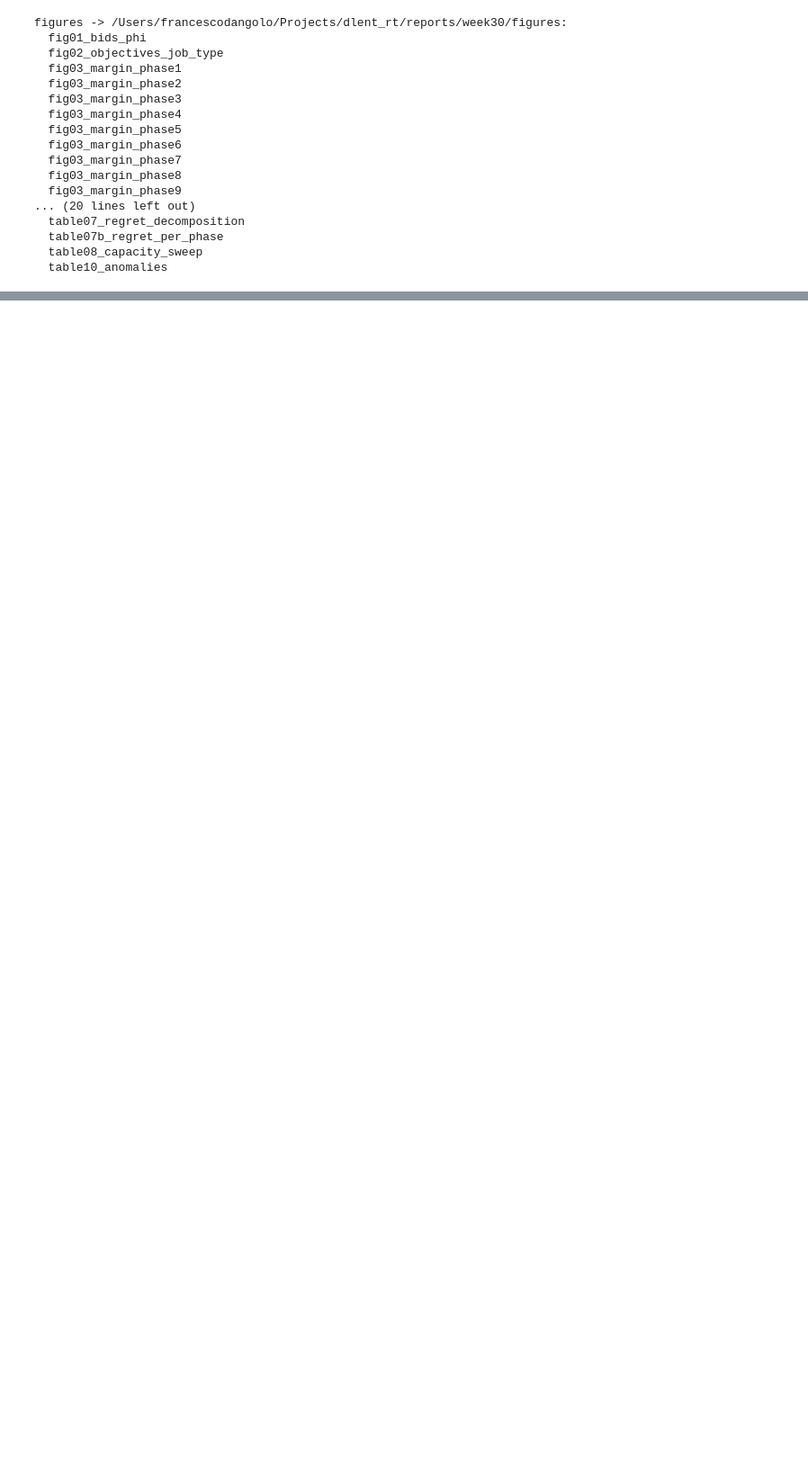
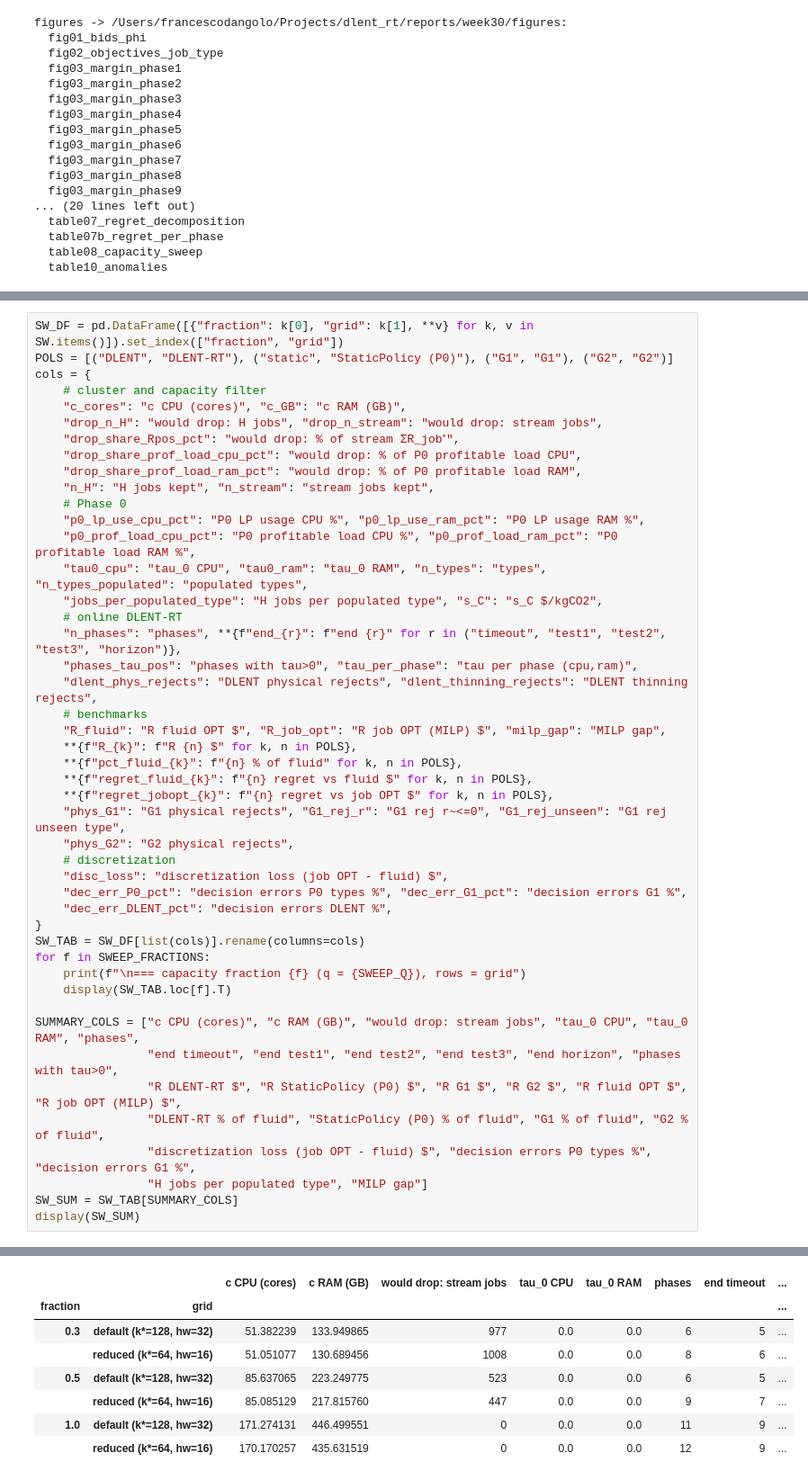
Before and after one commit to dangolofrancesco/dlent_rt, a Jupyter notebook: notebooks/03_main_algorithm_analysis.ipynb, the cells around one changed output, grey strips where cells are left out. Shown at 90% size. Saved outputs shown, nothing was run; the diff lists cells and outputs as text; blank space fills up the shorter version.

```diff
--- a/notebooks/03_main_algorithm_analysis.ipynb
+++ b/notebooks/03_main_algorithm_analysis.ipynb
@@ -1263,0 +1325,47 @@ figures -> /Users/francescodangolo/Projects/dlent_rt/reports/week30/figures:
+# %%
+SW_DF = pd.DataFrame([{"fraction": k[0], "grid": k[1], **v} for k, v in SW.items()]).set_index(["fraction", "grid"])
+POLS = [("DLENT", "DLENT-RT"), ("static", "StaticPolicy (P0)"), ("G1", "G1"), ("G2", "G2")]
+cols = {
+    # cluster and capacity filter
+    "c_cores": "c CPU (cores)", "c_GB": "c RAM (GB)",
+    "drop_n_H": "would drop: H jobs", "drop_n_stream": "would drop: stream jobs",
+    "drop_share_Rpos_pct": "would drop: % of stream ΣR_job⁺",
+    "drop_share_prof_load_cpu_pct": "would drop: % of P0 profitable load CPU",
+    "drop_share_prof_load_ram_pct": "would drop: % of P0 profitable load RAM",
+    "n_H": "H jobs kept", "n_stream": "stream jobs kept",
+    # Phase 0
+    "p0_lp_use_cpu_pct": "P0 LP usage CPU %", "p0_lp_use_ram_pct": "P0 LP usage RAM %",
+    "p0_prof_load_cpu_pct": "P0 profitable load CPU %", "p0_prof_load_ram_pct": "P0 profitable load RAM %",
+    "tau0_cpu": "tau_0 CPU", "tau0_ram": "tau_0 RAM", "n_types": "types", "n_types_populated": "populated types",
+    "jobs_per_populated_type": "H jobs per populated type", "s_C": "s_C $/kgCO2",
+    # online DLENT-RT
+    "n_phases": "phases", **{f"end_{r}": f"end {r}" for r in ("timeout", "test1", "test2", "test3", "horizon")},
+    "phases_tau_pos": "phases with tau>0", "tau_per_phase": "tau per phase (cpu,ram)",
+    "dlent_phys_rejects": "DLENT physical rejects", "dlent_thinning_rejects": "DLENT thinning rejects",
+    # benchmarks
+    "R_fluid": "R fluid OPT $", "R_job_opt": "R job OPT (MILP) $", "milp_gap": "MILP gap",
+    **{f"R_{k}": f"R {n} $" for k, n in POLS},
+    **{f"pct_fluid_{k}": f"{n} % of fluid" for k, n in POLS},
+    **{f"regret_fluid_{k}": f"{n} regret vs fluid $" for k, n in POLS},
+    **{f"regret_jobopt_{k}": f"{n} regret vs job OPT $" for k, n in POLS},
+    "phys_G1": "G1 physical rejects", "G1_rej_r": "G1 rej r~<=0", "G1_rej_unseen": "G1 rej unseen type",
+    "phys_G2": "G2 physical rejects",
+    # discretization
+    "disc_loss": "discretization loss (job OPT - fluid) $",
+    "dec_err_P0_pct": "decision errors P0 types %", "dec_err_G1_pct": "decision errors G1 %",
+    "dec_err_DLENT_pct": "decision errors DLENT %",
+}
+SW_TAB = SW_DF[list(cols)].rename(columns=cols)
+for f in SWEEP_FRACTIONS:
+    print(f"\n=== capacity fraction {f} (q = {SWEEP_Q}), rows = grid")
+    display(SW_TAB.loc[f].T)
+
+SUMMARY_COLS = ["c CPU (cores)", "c RAM (GB)", "would drop: stream jobs", "tau_0 CPU", "tau_0 RAM", "phases",
+                "end timeout", "end test1", "end test2", "end test3", "end horizon", "phases with tau>0",
+                "R DLENT-RT $", "R StaticPolicy (P0) $", "R G1 $", "R G2 $", "R fluid OPT $", "R job OPT (MILP) $",
+                "DLENT-RT % of fluid", "StaticPolicy (P0) % of fluid", "G1 % of fluid", "G2 % of fluid",
+                "discretization loss (job OPT - fluid) $", "decision errors P0 types %", "decision errors G1 %",
+                "H jobs per populated type", "MILP gap"]
+SW_SUM = SW_TAB[SUMMARY_COLS]
+display(SW_SUM)
+# %% [output]
@@ -1263,0 +1426,8 @@ figures -> /Users/francescodangolo/Projects/dlent_rt/reports/week30/figures:
+|  |  | c CPU (cores) | c RAM (GB) | would drop: stream jobs | tau_0 CPU | tau_0 RAM | phases | end timeout | ... |
+| fraction | grid |  |  |  |  |  |  |  | ... |
+| 0.3 | default (k*=128, hw=32) | 51.382239 | 133.949865 | 977 | 0.0 | 0.0 | 6 | 5 | ... |
+|  | reduced (k*=64, hw=16) | 51.051077 | 130.689456 | 1008 | 0.0 | 0.0 | 8 | 6 | ... |
+| 0.5 | default (k*=128, hw=32) | 85.637065 | 223.249775 | 523 | 0.0 | 0.0 | 6 | 5 | ... |
+|  | reduced (k*=64, hw=16) | 85.085129 | 217.815760 | 447 | 0.0 | 0.0 | 9 | 7 | ... |
+| 1.0 | default (k*=128, hw=32) | 171.274131 | 446.499551 | 0 | 0.0 | 0.0 | 11 | 9 | ... |
+|  | reduced (k*=64, hw=16) | 170.170257 | 435.631519 | 0 | 0.0 | 0.0 | 12 | 9 | ... |
```
Also changed, not shown: parts of 7 cells of this notebook, 4 other files.
